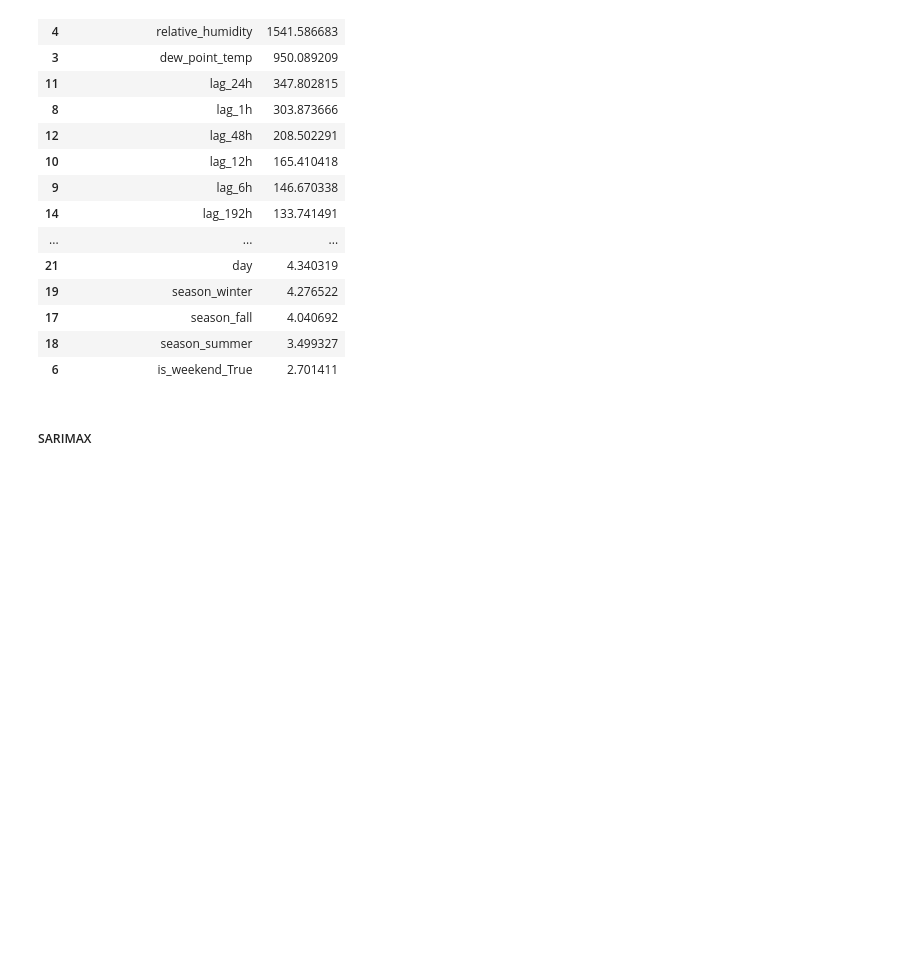
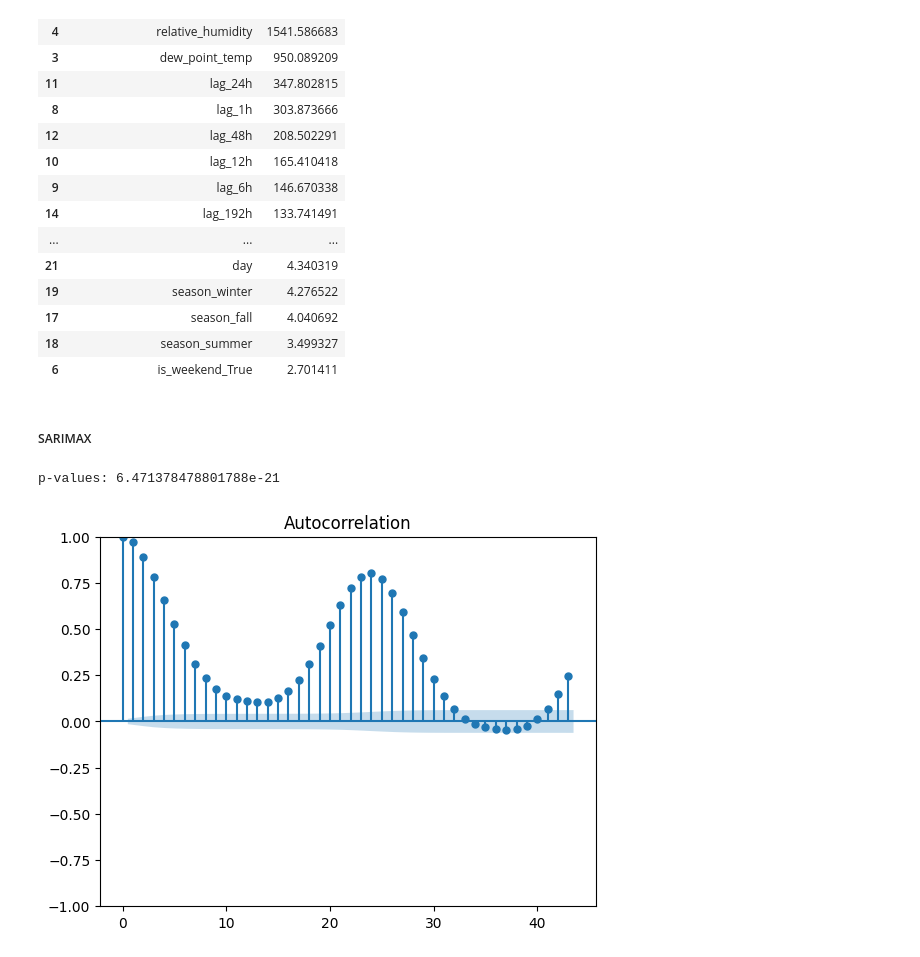
Before and after one commit to SiddiJr/energy-load-forecast, a Jupyter notebook: notebooks/experimentation.ipynb, the cells around one changed output. Saved outputs shown, nothing was run; the diff lists cells and outputs as text; code cells hidden in the pictures; blank space fills up the shorter version.

```diff
--- a/notebooks/experimentation.ipynb
+++ b/notebooks/experimentation.ipynb
@@ -97,3 +112,13 @@ vif.sort_values('VIF', ascending=False)
 | 6 | is_weekend_True | 2.701411 |
 # %% [markdown]
 ##### SARIMAX
+# %%
+adf = adfuller(df['energy_demand'])
+print(f'p-values: {adf[1]}')
+# %% [output]
+p-values: 6.471378478801788e-21
+# %%
+plot_acf(df['energy_demand'])
+plt.show()
+# %% [output]
+[figure, added]
```
Also changed, not shown: parts of 5 cells of this notebook.
